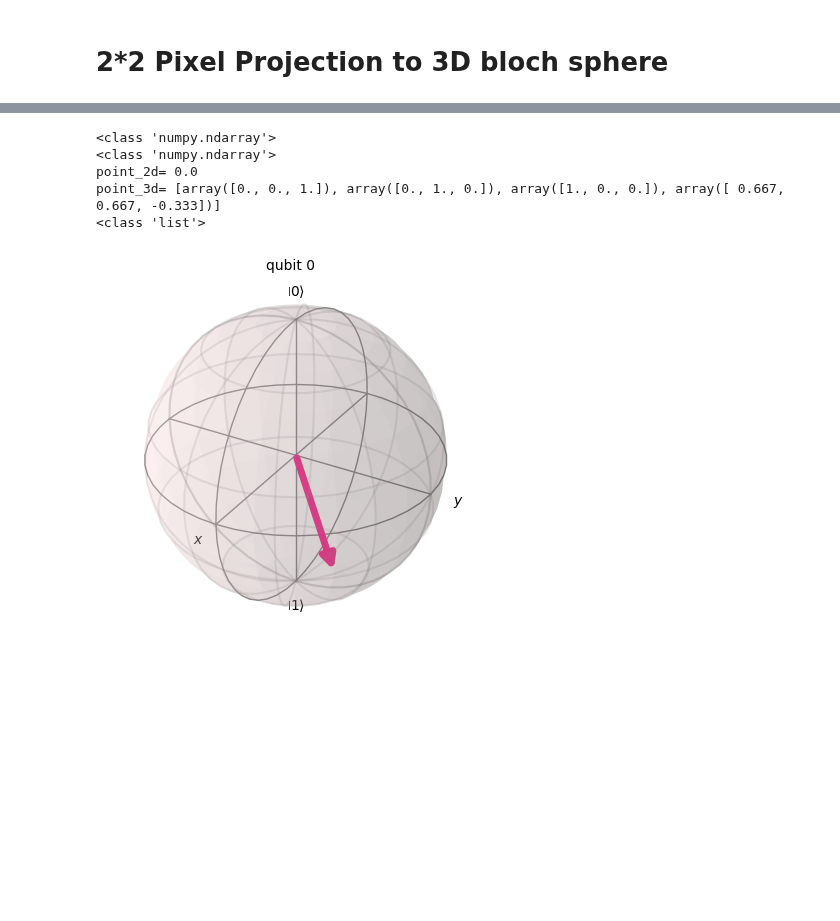
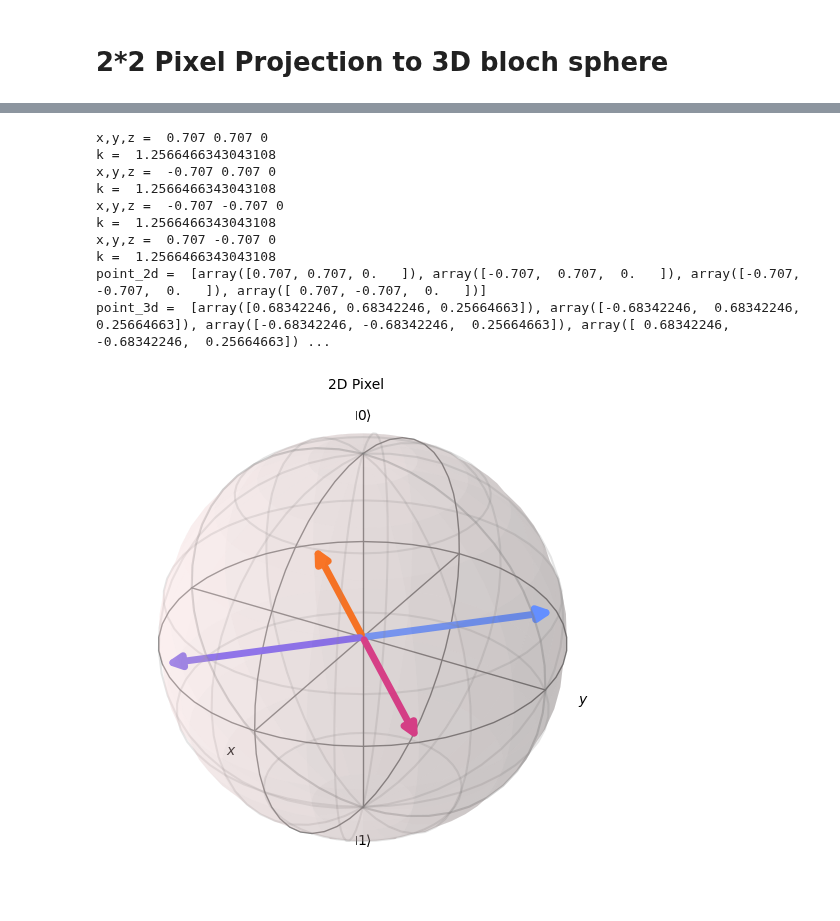
Before and after one commit to ksm999/Stereo, a Jupyter notebook: Quantum_Image_Processing.ipynb, the cells around one changed output, grey strips where cells are left out. Drawn from its saved outputs; the diff is of its cells as text; code cells hidden in the pictures; blank space fills up the shorter version.

```diff
--- a/Quantum_Image_Processing.ipynb
+++ b/Quantum_Image_Processing.ipynb
@@ -154,26 +47,3 @@ def Statevec(P):
-# %%
-point_2d = np.ndarray([])
-point_3d = []
-
-for i in np.ndindex(proj.shape[:2]):
-    sphere = projection(i, r, h_img, w_img, h_proj, w_proj)
-    np.ndarray(i)
-    #point_2d.append(np.ndarray(i),axis=0)
-
-    point_3d.append(sphere)
-print(type(sphere))
-print(type(point_2d))
-print('point_2d=',point_2d)
-print('point_3d=',point_3d)
-print(type(point_3d))
-#plot_bloch_vector(np.array(point_2d), title='2D Pixel',figsize=(5,5))
-#plot_bloch_vector(point_3d, title='3D projection',figsize=(5,5))
-# %% [output]
-<class 'numpy.ndarray'>
-<class 'numpy.ndarray'>
-point_2d= 0.0
-point_3d= [array([0., 0., 1.]), array([0., 1., 0.]), array([1., 0., 0.]), array([ 0.667,  0.667, -0.333])]
-<class 'list'>
 # %%
 def Statevec(P):
     x,y,z = P
@@ -184,13 +54,49 @@ def Statevec(P):
     b = complex(np.sin(phi),np.sin(phi))*np.sin(theta/2)
 
     return Statevector([a,b])
-# %%
-import numpy as np
-from math import pi
-state = Statevector([1.0+0.j, 1.0+0.j]/np.sqrt(2))  # [|0>, |1>] 의 coefficient
-
-P = np.array([0.667, 0.667, -0.333])
-
-plot_bloch_vector(P)
-# %% [output]
-[figure, removed]
+# %%
+img = np.array(Image.open(path_img))
+
+h_img = img.shape[0]
+w_img = img.shape[1]
+h_proj = 2
+w_proj = 2
+r = 1.3
+
+x = round(1/np.sqrt(2),3)
+
+proj = np.array([[x,x,0],
+                 [-x,x,0],
+                 [-x,-x,0],
+                 [x,-x,0]])
+# %%
+point_2d = []
+point_3d = []
+
+for i in proj:
+    sphere = projection(i[:2], r, h_img, w_img, h_proj, w_proj)
+    point_2d.append(i)
+    point_3d.append(sphere)
+
+print('point_2d = ', point_2d)
+print('point_3d = ', point_3d)
+
+
+plot_bloch_vector(point_2d, title='2D Pixel')
+#plot_bloch_vector(point_3d, title='3D projection')
+
+
+# sphere 는 np.ndarray 이고, point_3d는 list이다. append(sphere) 로 np.ndarray를 list에 추가,
+# point_3d는 array를 포함하는 list
+# %% [output]
+x,y,z =  0.707 0.707 0
+k =  1.2566466343043108
+x,y,z =  -0.707 0.707 0
+k =  1.2566466343043108
+x,y,z =  -0.707 -0.707 0
+k =  1.2566466343043108
+x,y,z =  0.707 -0.707 0
+k =  1.2566466343043108
+point_2d =  [array([0.707, 0.707, 0.   ]), array([-0.707,  0.707,  0.   ]), array([-0.707, -0.707,  0.   ]), array([ 0.707, -0.707,  0.   ])]
+point_3d =  [array([0.68342246, 0.68342246, 0.25664663]), array([-0.68342246,  0.68342246,  0.25664663]), array([-0.68342246, -0.68342246,  0.25664663]), array([ 0.68342246, -0.68342246,  0.25664663]) ...
+[figure, added]
```
Also changed, not shown: parts of 13 cells of this notebook, 3 other files.
